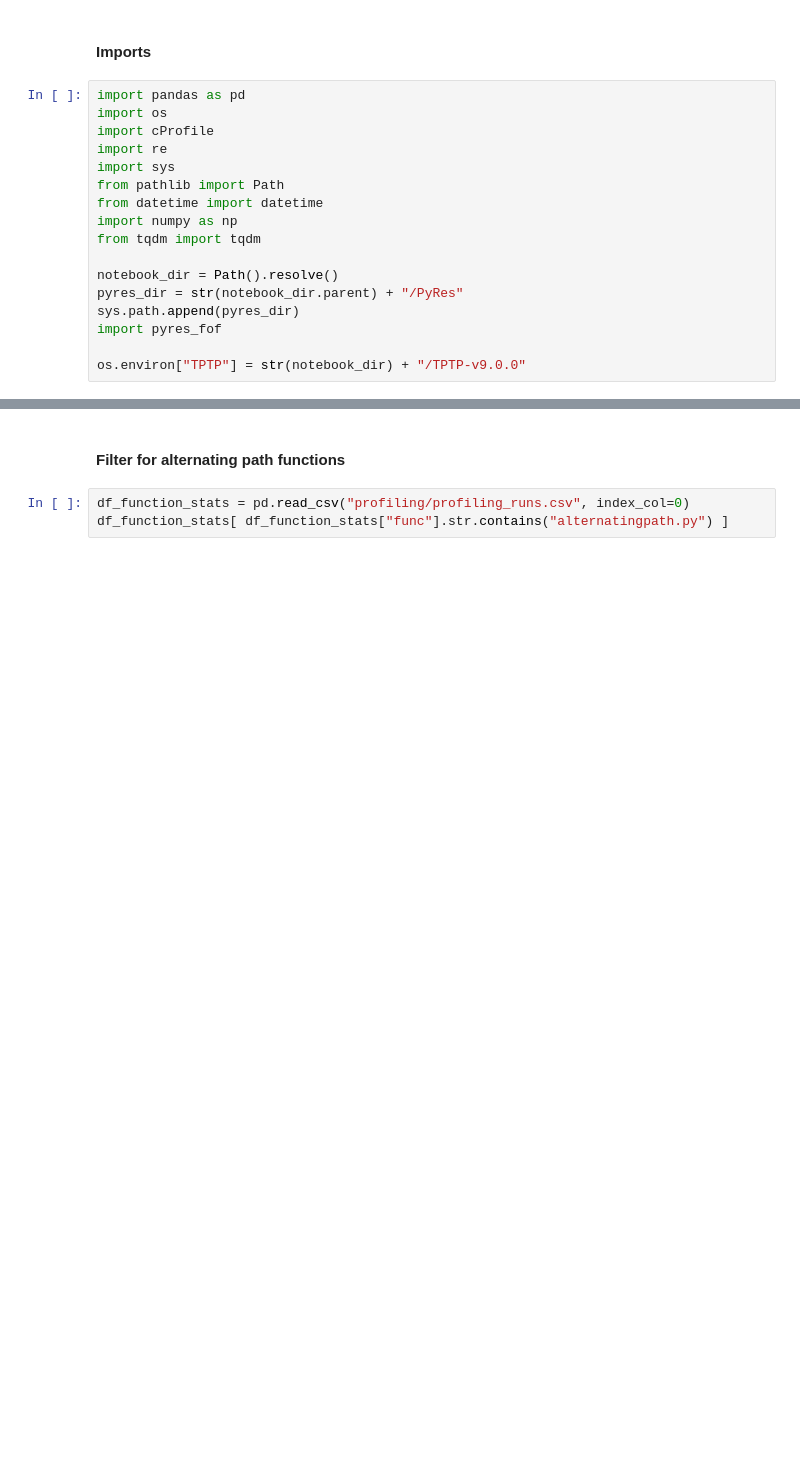
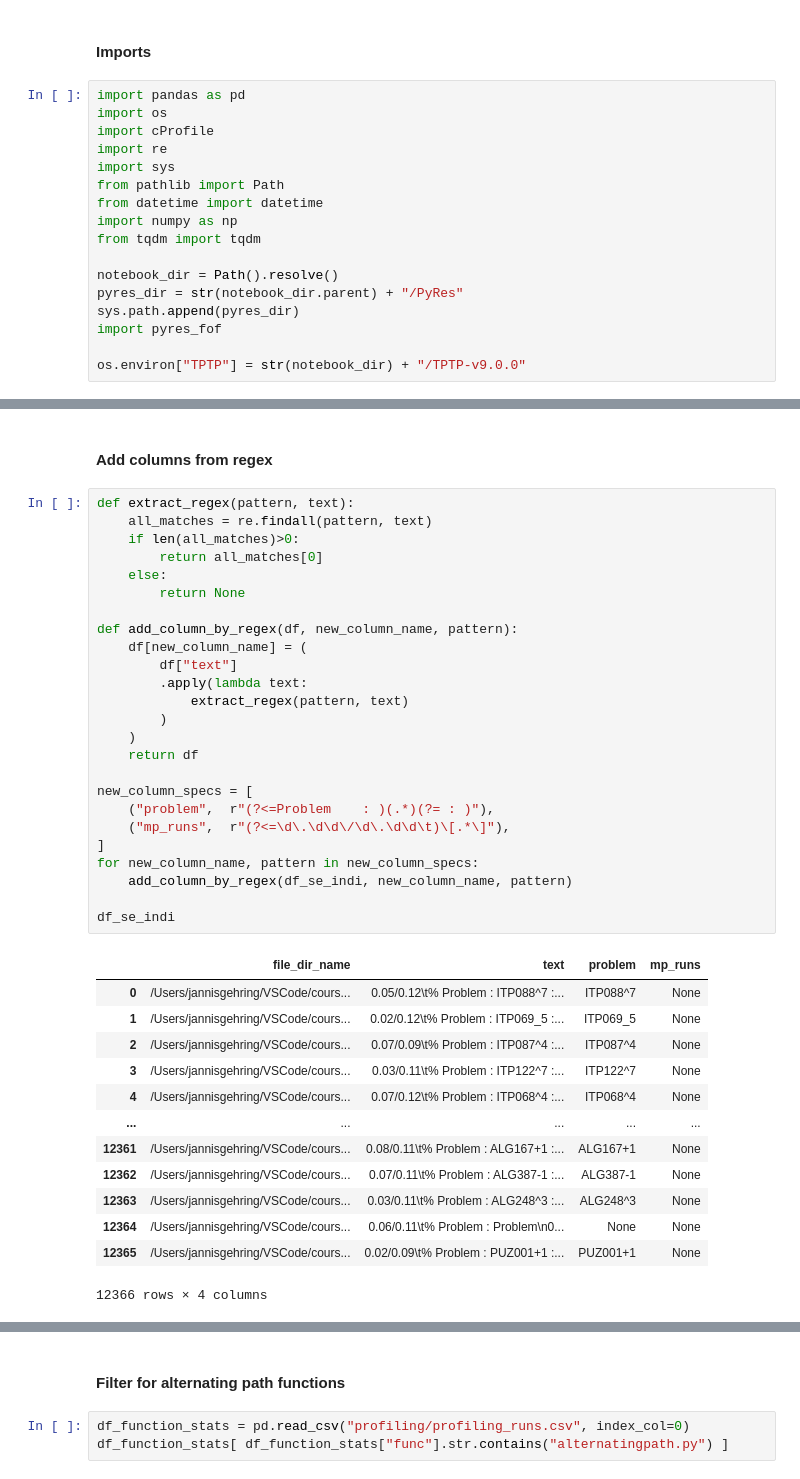
Before and after one commit to GehriJan/coursework-pyres, a Jupyter notebook: src/notebook.ipynb, the cells around one changed output, grey strips where cells are left out. Cells and saved outputs as stored; diff of their text form; blank space fills up the shorter version.

```diff
--- a/src/notebook.ipynb
+++ b/src/notebook.ipynb
@@ -100 +216,42 @@ df_problems
+# %% [markdown]
+#### Add columns from regex
+# %%
+def extract_regex(pattern, text):
+    all_matches = re.findall(pattern, text)
+    if len(all_matches)>0:
+        return all_matches[0]
+    else:
+        return None
+
+def add_column_by_regex(df, new_column_name, pattern):
+    df[new_column_name] = (
+        df["text"]
+        .apply(lambda text:
+            extract_regex(pattern, text)
+        )
+    )
+    return df
+
+new_column_specs = [
+    ("problem",  r"(?<=Problem    : )(.*)(?= : )"),
+    ("mp_runs",  r"(?<=\d\.\d\d\/\d\.\d\d\t)\[.*\]"),
+]
+for new_column_name, pattern in new_column_specs:
+    add_column_by_regex(df_se_indi, new_column_name, pattern)
+
+df_se_indi
+# %% [output]
+|  | file_dir_name | text | problem | mp_runs |
+| 0 | /Users/jannisgehring/VSCode/cours... | 0.05/0.12\t% Problem : ITP088^7 :... | ITP088^7 | None |
+| 1 | /Users/jannisgehring/VSCode/cours... | 0.02/0.12\t% Problem : ITP069_5 :... | ITP069_5 | None |
+| 2 | /Users/jannisgehring/VSCode/cours... | 0.07/0.09\t% Problem : ITP087^4 :... | ITP087^4 | None |
+| 3 | /Users/jannisgehring/VSCode/cours... | 0.03/0.11\t% Problem : ITP122^7 :... | ITP122^7 | None |
+| 4 | /Users/jannisgehring/VSCode/cours... | 0.07/0.12\t% Problem : ITP068^4 :... | ITP068^4 | None |
+| ... | ... | ... | ... | ... |
+| 12361 | /Users/jannisgehring/VSCode/cours... | 0.08/0.11\t% Problem : ALG167+1 :... | ALG167+1 | None |
+| 12362 | /Users/jannisgehring/VSCode/cours... | 0.07/0.11\t% Problem : ALG387-1 :... | ALG387-1 | None |
+| 12363 | /Users/jannisgehring/VSCode/cours... | 0.03/0.11\t% Problem : ALG248^3 :... | ALG248^3 | None |
+| 12364 | /Users/jannisgehring/VSCode/cours... | 0.06/0.11\t% Problem : Problem\n0... | None | None |
+| 12365 | /Users/jannisgehring/VSCode/cours... | 0.02/0.09\t% Problem : PUZ001+1 :... | PUZ001+1 | None |
+12366 rows × 4 columns
 # %% [markdown]
```
Also changed, not shown: parts of 25 cells of this notebook, 15 other files.
